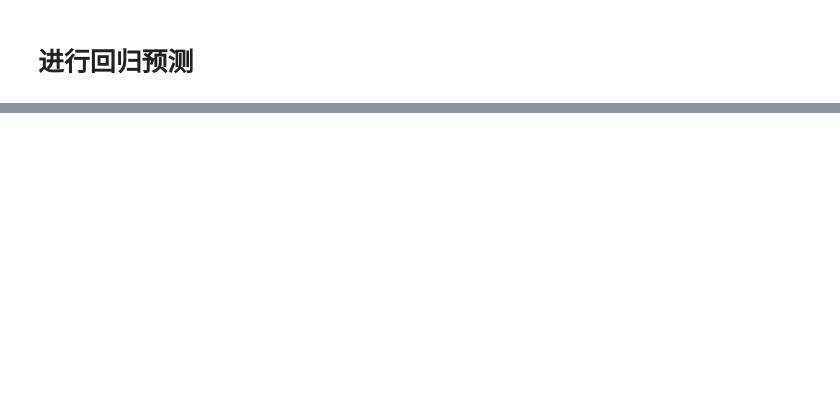
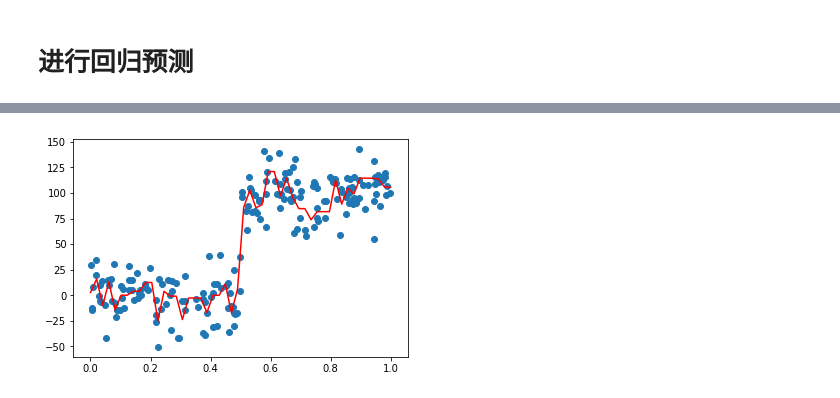
Before and after one commit to crr121/CART, a Jupyter notebook: Post-Pruning.ipynb, the cells around one changed output, grey strips where cells are left out. Drawn from its saved outputs; the diff is of its cells as text; code cells hidden in the pictures; blank space fills up the shorter version.

```diff
--- a/Post-Pruning.ipynb
+++ b/Post-Pruning.ipynb
@@ -165,7 +165,7 @@ ls
 # %% [markdown]
 # 进行回归预测
 # %%
-dataset = np.array('ex2test.txt')
+dataset = np.array(dataset)
 # 绘制散点
 plt.scatter(dataset[:, 0], dataset[:, 1])
 # 绘制回归曲线
@@ -177,0 +177 @@ IndentationError: unexpected indent (<ipython-input-1-fe759211b61f>, line 3)
+[figure, added]
```
Also changed, not shown: parts of 3 cells of this notebook.
